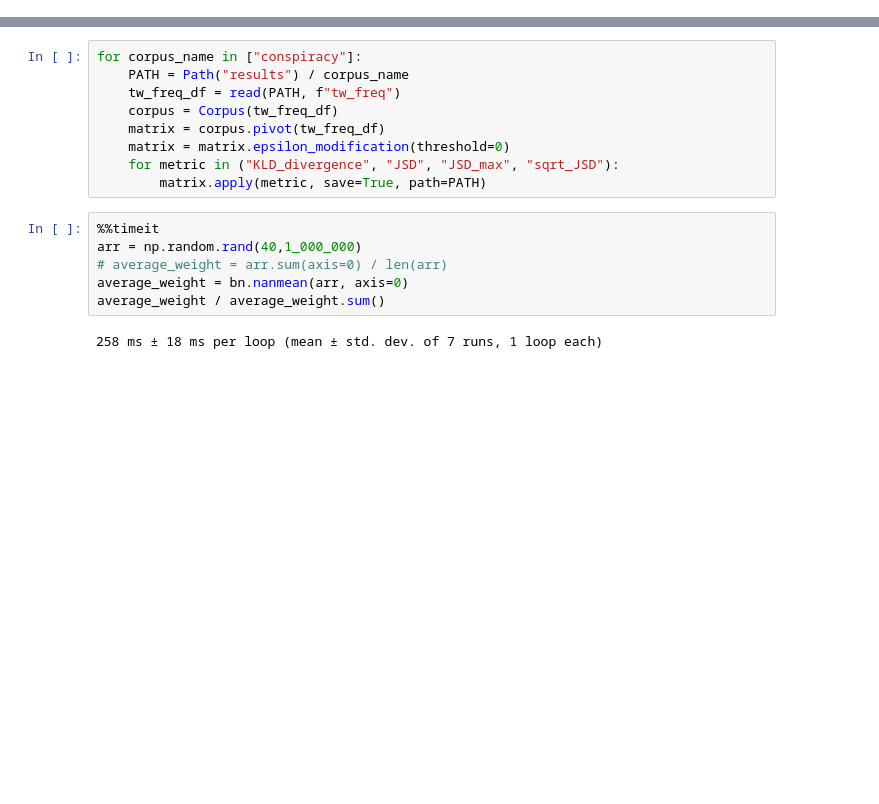
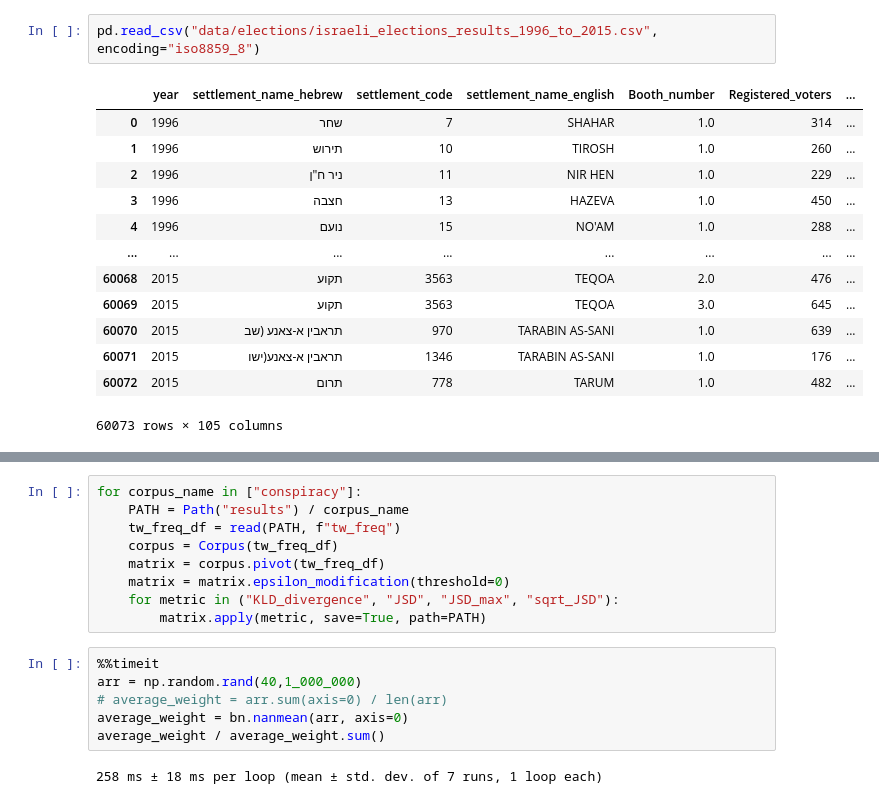
Before and after one commit to hagitbs/TLPA, a Jupyter notebook: playground.ipynb, the cells around one changed output, grey strips where cells are left out. Saved outputs shown, nothing was run; the diff lists cells and outputs as text; blank space fills up the shorter version.

```diff
--- a/playground.ipynb
+++ b/playground.ipynb
@@ -8,0 +108,16 @@ import bottleneck as bn
+# %%
+pd.read_csv("data/elections/israeli_elections_results_1996_to_2015.csv", encoding="iso8859_8")
+# %% [output]
+|  | year | settlement_name_hebrew | settlement_code | settlement_name_english | Booth_number | Registered_voters | ... |
+| 0 | 1996 | שחר | 7 | SHAHAR | 1.0 | 314 | ... |
+| 1 | 1996 | תירוש | 10 | TIROSH | 1.0 | 260 | ... |
+| 2 | 1996 | ניר ח"ן | 11 | NIR HEN | 1.0 | 229 | ... |
+| 3 | 1996 | חצבה | 13 | HAZEVA | 1.0 | 450 | ... |
+| 4 | 1996 | נועם | 15 | NO'AM | 1.0 | 288 | ... |
+| ... | ... | ... | ... | ... | ... | ... | ... |
+| 60068 | 2015 | תקוע | 3563 | TEQOA | 2.0 | 476 | ... |
+| 60069 | 2015 | תקוע | 3563 | TEQOA | 3.0 | 645 | ... |
+| 60070 | 2015 | תראבין א-צאנע (שב | 970 | TARABIN AS-SANI | 1.0 | 639 | ... |
+| 60071 | 2015 | תראבין א-צאנע(ישו | 1346 | TARABIN AS-SANI | 1.0 | 176 | ... |
+| 60072 | 2015 | תרום | 778 | TARUM | 1.0 | 482 | ... |
+60073 rows × 105 columns
```
Also changed, not shown: parts of 22 cells of this notebook, 20 other files.
